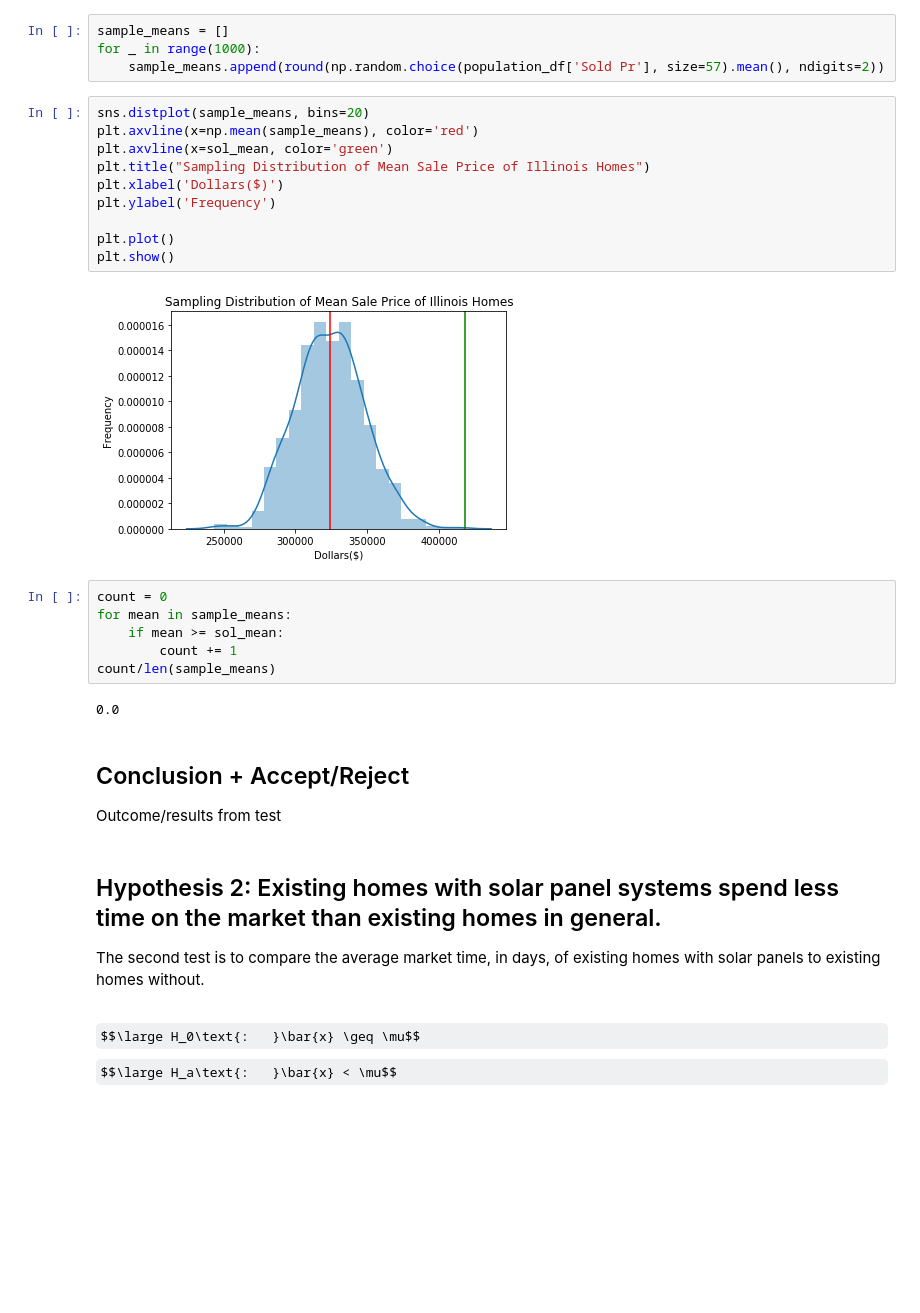
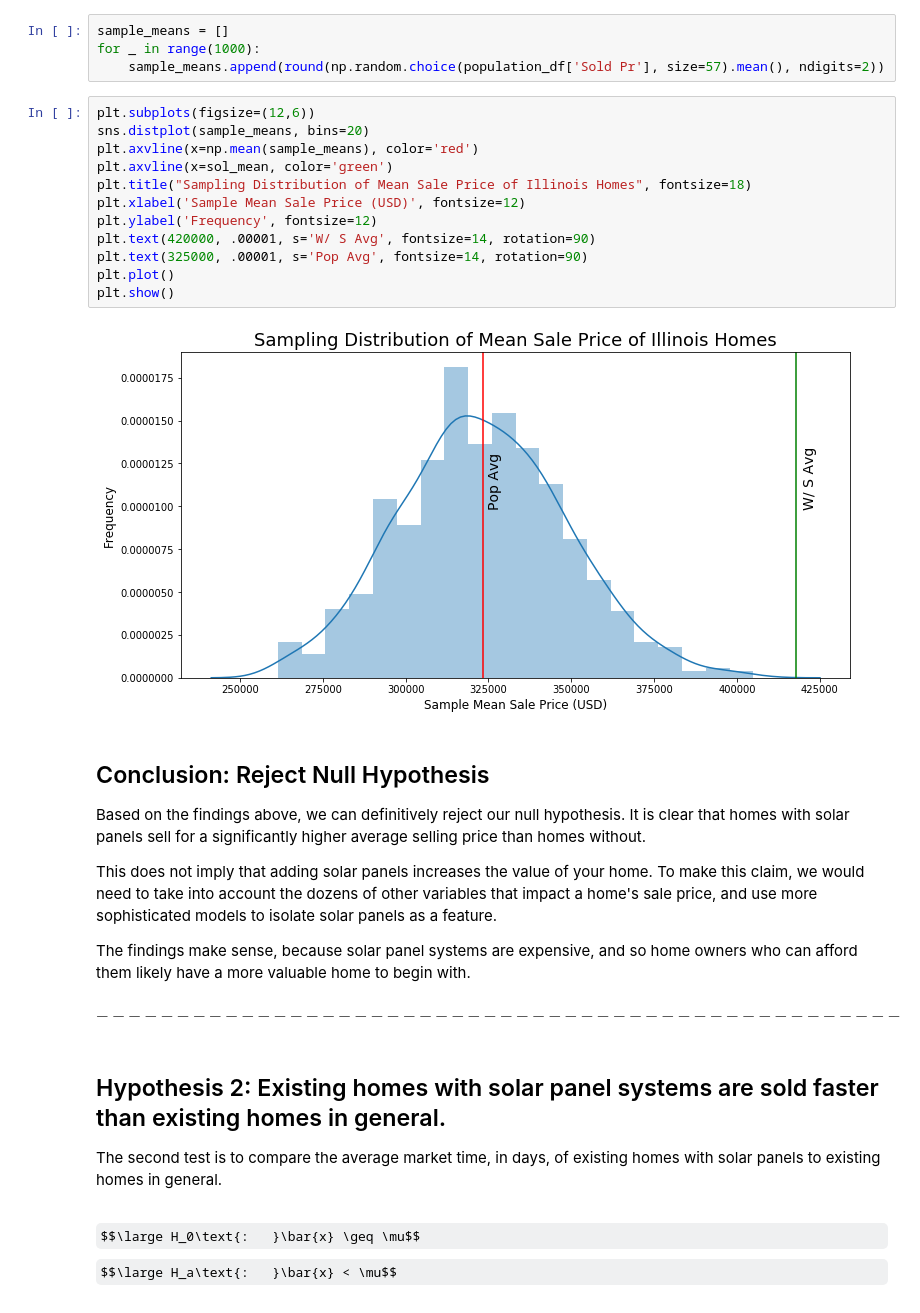
Before and after one commit to nqabell89/Solar-Panel-Impact-on-Illinois-Home-Value, a Jupyter notebook: Hypothesis_Testing.ipynb, the cells around one changed output. Saved outputs shown, nothing was run; the diff lists cells and outputs as text; some formulas as TeX source; blank space fills up the shorter version.

```diff
--- a/Hypothesis_Testing.ipynb
+++ b/Hypothesis_Testing.ipynb
@@ -92,31 +138,31 @@ sample_means = []
 for _ in range(1000):
     sample_means.append(round(np.random.choice(population_df['Sold Pr'], size=57).mean(), ndigits=2))
 # %%
+plt.subplots(figsize=(12,6))
 sns.distplot(sample_means, bins=20)
 plt.axvline(x=np.mean(sample_means), color='red')
 plt.axvline(x=sol_mean, color='green')
-plt.title("Sampling Distribution of Mean Sale Price of Illinois Homes")
-plt.xlabel('Dollars($)')
-plt.ylabel('Frequency')
-
+plt.title("Sampling Distribution of Mean Sale Price of Illinois Homes", fontsize=18)
+plt.xlabel('Sample Mean Sale Price (USD)', fontsize=12)
+plt.ylabel('Frequency', fontsize=12)
+plt.text(420000, .00001, s='W/ S Avg', fontsize=14, rotation=90)
+plt.text(325000, .00001, s='Pop Avg', fontsize=14, rotation=90)
 plt.plot()
 plt.show()
 # %% [output]
-[figure, old version]
+[figure, new version]
-# %%
-count = 0
-for mean in sample_means:
-    if mean >= sol_mean:
-        count += 1
-count/len(sample_means)
-# %% [output]
-0.0
-# %% [markdown]
-## Conclusion + Accept/Reject
-Outcome/results from test
+# %% [markdown]
+## Conclusion: Reject Null Hypothesis
+Based on the findings above, we can definitively reject our null hypothesis. It is clear that homes with solar panels sell for a significantly higher average selling price than homes without.
+
+This does not imply that adding solar panels increases the value of your home. To make this claim, we would need to take into account the dozens of other variables that impact a home's sale price, and use more sophisticated models to isolate solar panels as a feature.
+
+The findings make sense, because solar panel systems are expensive, and so home owners who can afford them likely have a more valuable home to begin with.
+# %% [markdown]
+$$ -------------------------------------------------- $$
 # %% [markdown]
-## Hypothesis 2: Existing homes with solar panel systems spend less time on the market than existing homes in general.
-The second test is to compare the average market time, in days, of existing homes with solar panels to existing homes without.
+## Hypothesis 2: Existing homes with solar panel systems are sold faster than existing homes in general.
+The second test is to compare the average market time, in days, of existing homes with solar panels to existing homes in general.
 # %% [markdown]
 $$\large H_0\text{:   }\bar{x} \geq \mu$$
 $$\large H_a\text{:   }\bar{x} < \mu$$
```
Also changed, not shown: parts of 48 cells of this notebook, 1 other file.
